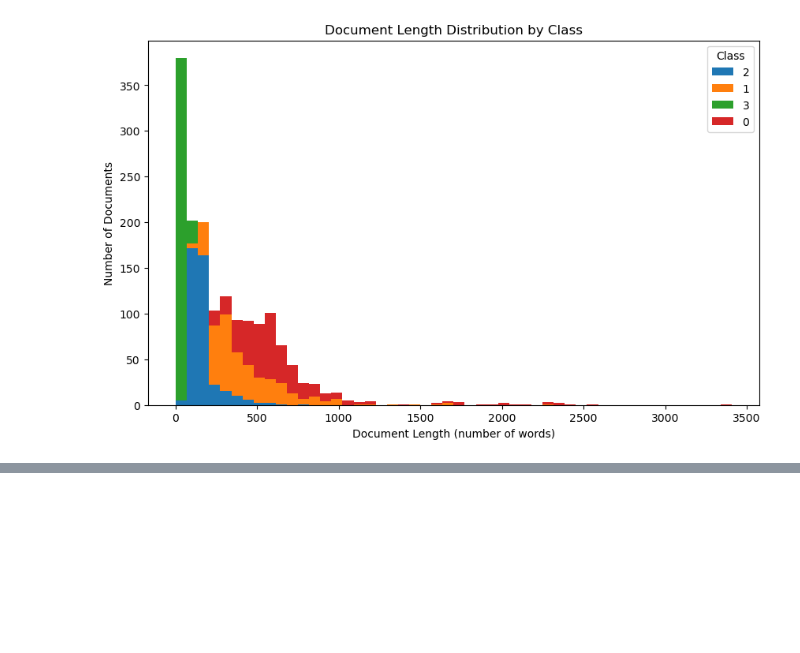
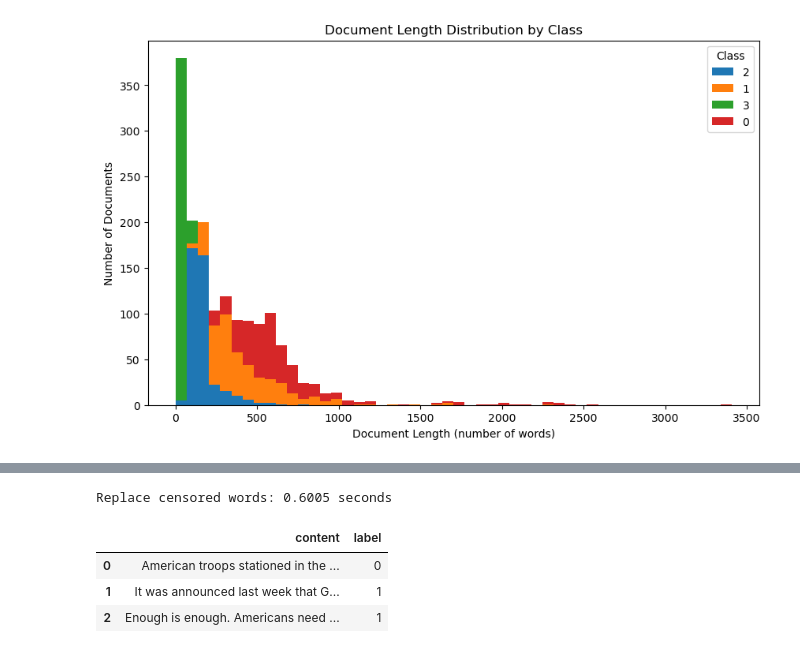
Before and after one commit to nuttymakes/TruthLens, a Jupyter notebook: Data/TruthLens Data Cleaning.ipynb, the cells around one changed output, grey strips where cells are left out. Drawn from its saved outputs; the diff is of its cells as text; code cells hidden in the pictures; blank space fills up the shorter version.

Commit message:
Started multiclass model

```diff
--- a/Data/TruthLens Data Cleaning.ipynb
+++ b/Data/TruthLens Data Cleaning.ipynb
@@ -637,0 +648,18 @@ plt.show()
+# %%
+start_time = time.time()
+#replace the censored words
+data['content'] = data['content'].progress_apply(lambda x: replace_censored_words(x, substitutions))
+#take care of the other random asterixes by replacing with a space e.g. "language***killer" and "2016*you"
+data['content'] = data['content'].str.replace(r'\*', ' ', regex=True)
+#remove twitter noise (any time twitter is repeated 3 or more times in a row)
+data['content'] = data['content'].str.replace(r'(?i)(?:twitter){3,}', ' ', regex=True)
+#print time taken
+print("Replace censored words: {:.4f} seconds".format(time.time() - start_time))
+#quick check
+data.head(3)
+# %% [output]
+Replace censored words: 0.6005 seconds
+|  | content | label |
+| 0 | American troops stationed in the ... | 0 |
+| 1 | It was announced last week that G... | 1 |
+| 2 | Enough is enough. Americans need ... | 1 |
```
Also changed, not shown: parts of 12 cells of this notebook, 5 other files.
